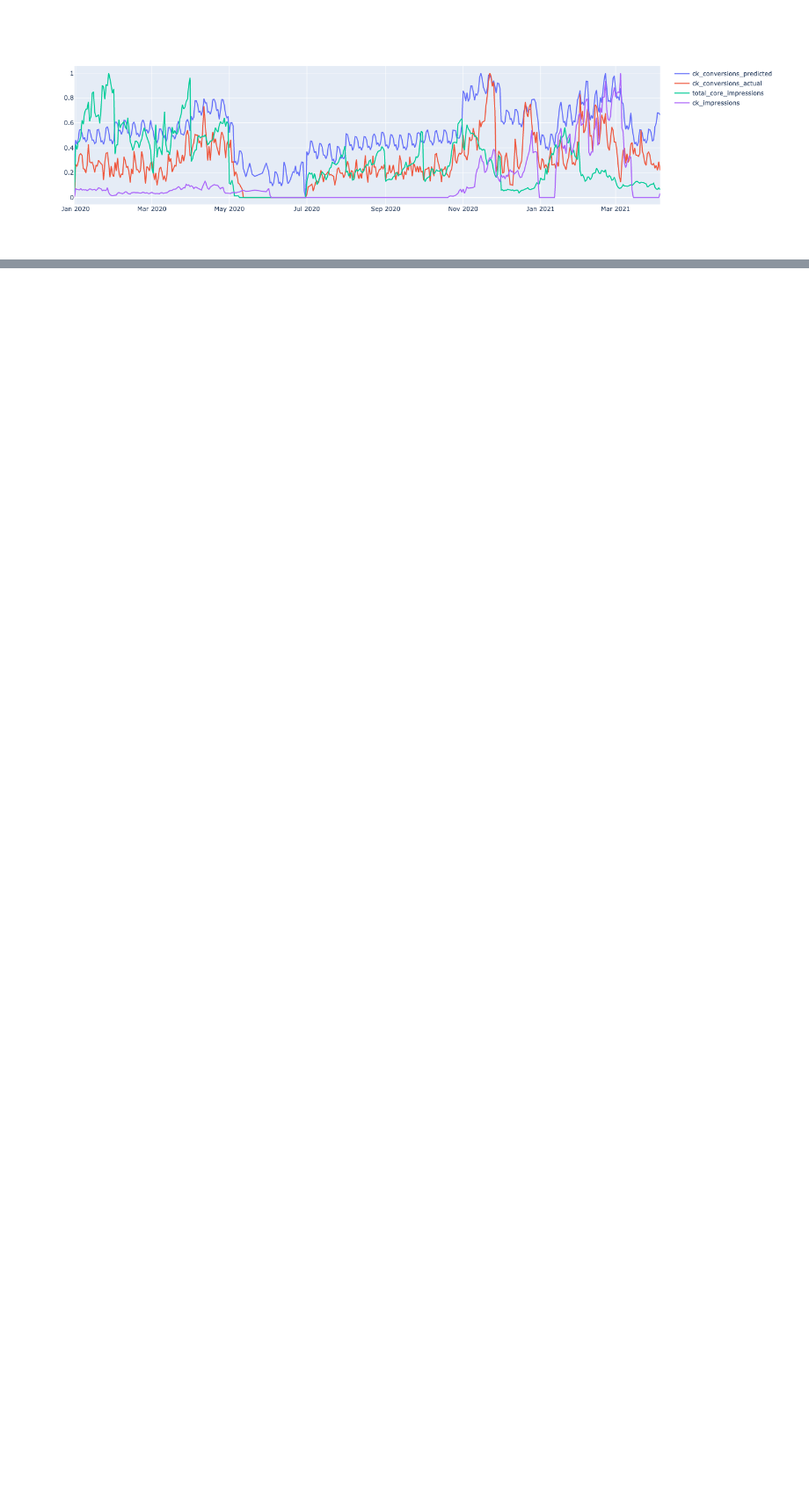
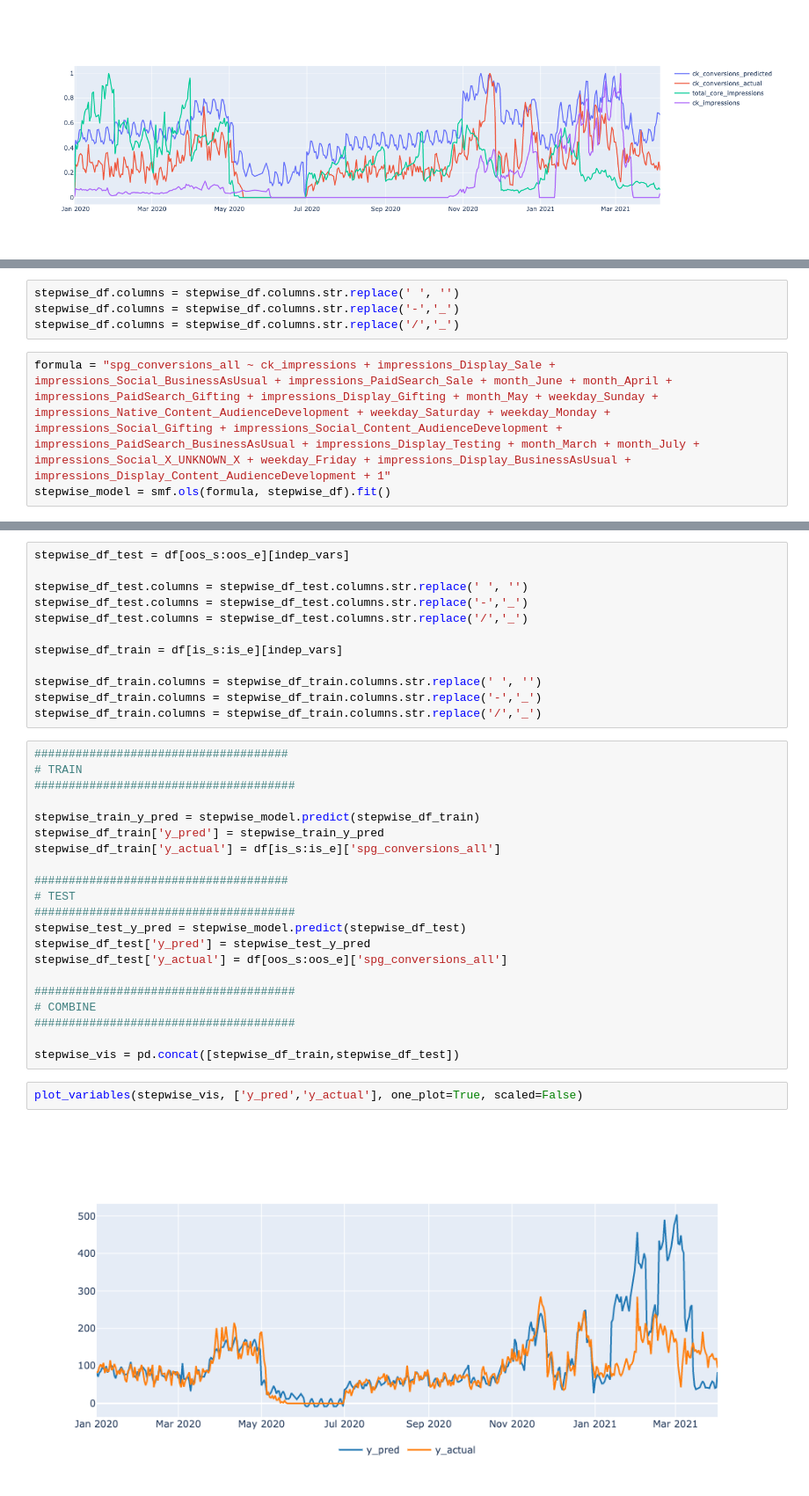
Before and after one commit to LucasCMazzotti/NYT, a Jupyter notebook: cross-sell-exploration.ipynb, the cells around one changed output, grey strips where cells are left out. Shown at 88% size. Saved outputs shown, nothing was run; the diff lists cells and outputs as text; blank space fills up the shorter version.

```diff
--- a/cross-sell-exploration.ipynb
+++ b/cross-sell-exploration.ipynb
@@ -880,0 +1139,7 @@ fig.show()
+# %%
+stepwise_df.columns = stepwise_df.columns.str.replace(' ', '')
+stepwise_df.columns = stepwise_df.columns.str.replace('-','_')
+stepwise_df.columns = stepwise_df.columns.str.replace('/','_')
+# %%
+formula = "spg_conversions_all ~ ck_impressions + impressions_Display_Sale + impressions_Social_BusinessAsUsual + impressions_PaidSearch_Sale + month_June + month_April + impressions_PaidSearch_Gifting + impressions_Display_Gifting + month_May + weekday_Sunday + impressions_Native_Content_AudienceDevelopment + weekday_Saturday + weekday_Monday + impressions_Social_Gifting + impressions_Social_Content_AudienceDevelopment + impressions_PaidSearch_BusinessAsUsual + impressions_Display_Testing + month_March + month_July + impressions_Social_X_UNKNOWN_X + weekday_Friday + impressions_Display_BusinessAsUsual + impressions_Display_Content_AudienceDevelopment + 1"
+stepwise_model = smf.ols(formula, stepwise_df).fit()
@@ -880,0 +1183,37 @@ fig.show()
+# %%
+stepwise_df_test = df[oos_s:oos_e][indep_vars]
+
+stepwise_df_test.columns = stepwise_df_test.columns.str.replace(' ', '')
+stepwise_df_test.columns = stepwise_df_test.columns.str.replace('-','_')
+stepwise_df_test.columns = stepwise_df_test.columns.str.replace('/','_')
+
+stepwise_df_train = df[is_s:is_e][indep_vars]
+
+stepwise_df_train.columns = stepwise_df_train.columns.str.replace(' ', '')
+stepwise_df_train.columns = stepwise_df_train.columns.str.replace('-','_')
+stepwise_df_train.columns = stepwise_df_train.columns.str.replace('/','_')
+# %%
+#####################################
+# TRAIN
+######################################
+
+stepwise_train_y_pred = stepwise_model.predict(stepwise_df_train)
+stepwise_df_train['y_pred'] = stepwise_train_y_pred
+stepwise_df_train['y_actual'] = df[is_s:is_e]['spg_conversions_all']
+
+#####################################
+# TEST
+######################################
+stepwise_test_y_pred = stepwise_model.predict(stepwise_df_test)
+stepwise_df_test['y_pred'] = stepwise_test_y_pred
+stepwise_df_test['y_actual'] = df[oos_s:oos_e]['spg_conversions_all']
+
+######################################
+# COMBINE
+######################################
+
+stepwise_vis = pd.concat([stepwise_df_train,stepwise_df_test])
+# %%
+plot_variables(stepwise_vis, ['y_pred','y_actual'], one_plot=True, scaled=False)
+# %% [output]
+[figure, added]
```
Also changed, not shown: parts of 34 cells of this notebook.
